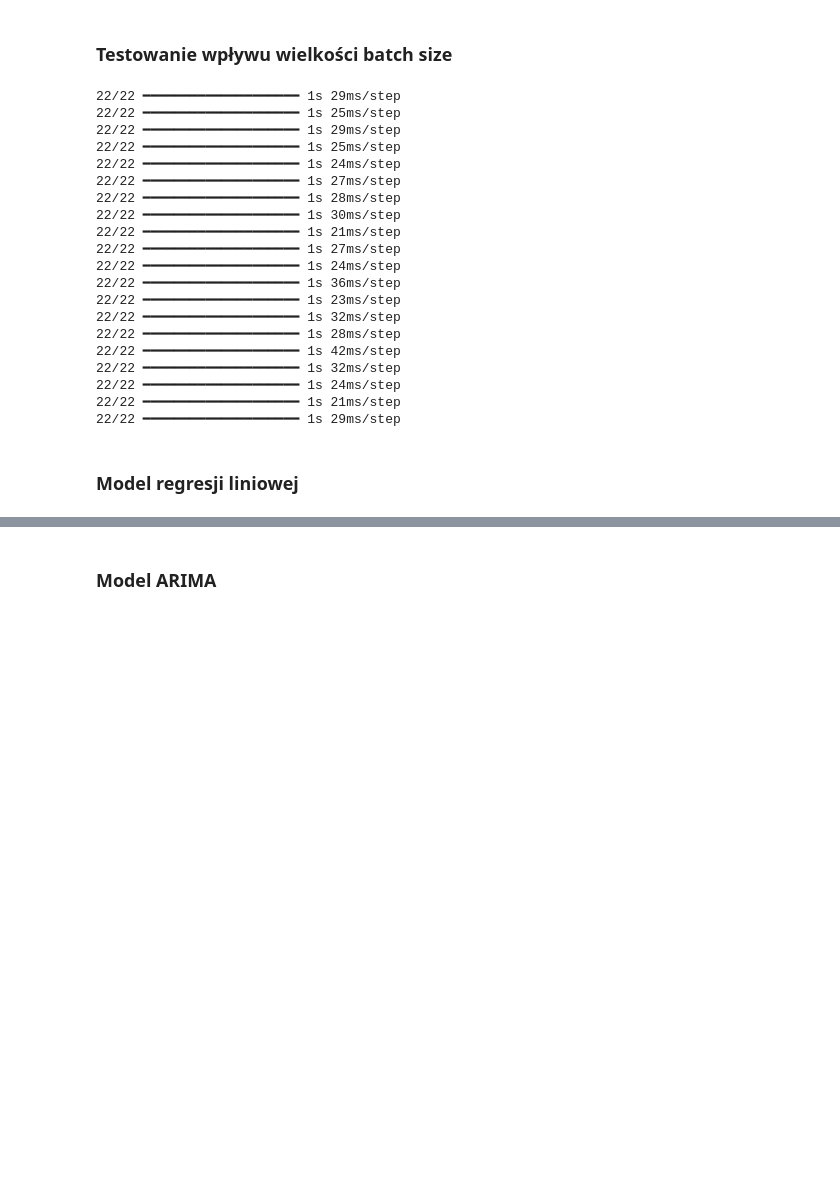
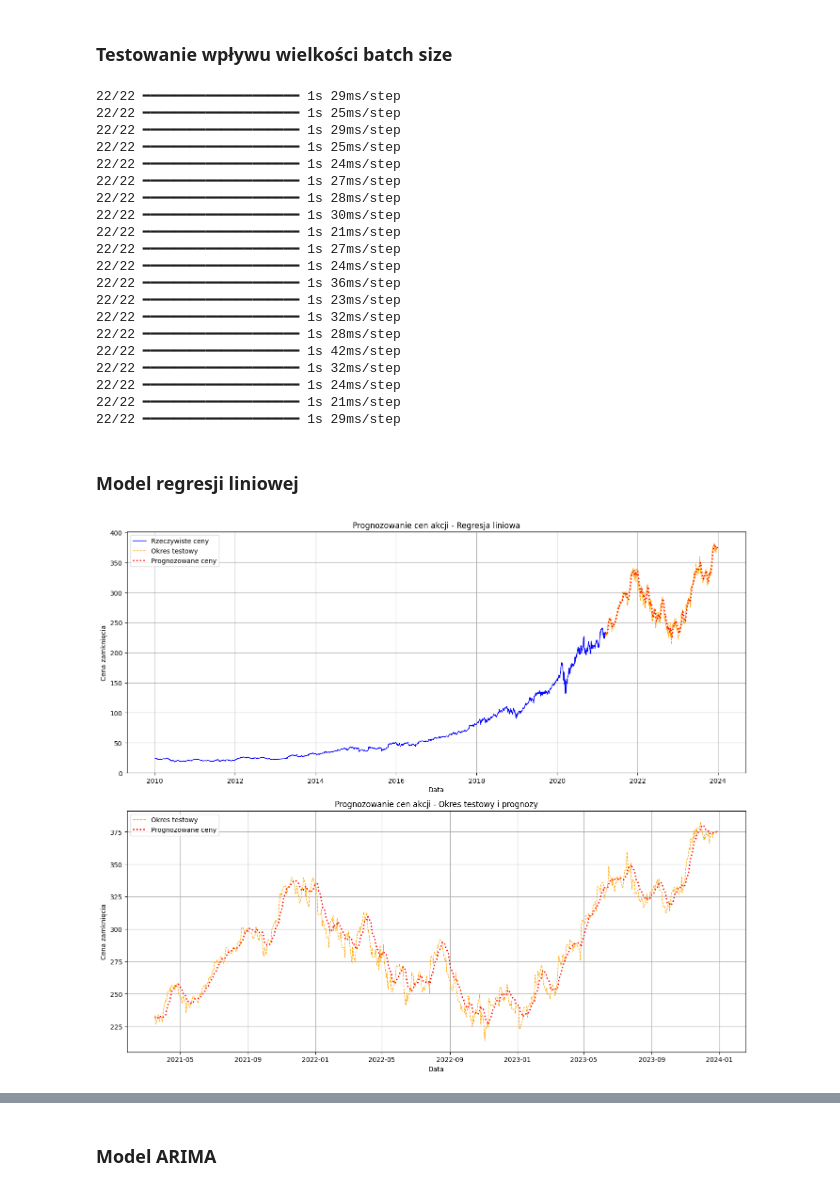
Before and after one commit to OlgaSieradzan/Stock-price-prediction-LSTM-, a Jupyter notebook: MSFT_LSTM.ipynb, the cells around one changed output, grey strips where cells are left out. Cells and saved outputs as stored; diff of their text form; code cells hidden in the pictures; blank space fills up the shorter version.

Commit message:
dodanie prognoz

```diff
--- a/MSFT_LSTM.ipynb
+++ b/MSFT_LSTM.ipynb
@@ -473,15 +477,7 @@ with pd.ExcelWriter('results.xlsx', engine='openpyxl', mode='a') as writer:
 # %% [markdown]
 ### Model regresji liniowej
 # %%
-# link do filmiku z objaśnieniem kodu:
-# https://www.youtube.com/watch?v=ltXSoduiVwY
-
-import numpy as np
-from sklearn.model_selection import train_test_split
-from sklearn.metrics import mean_squared_error, r2_score
-import matplotlib.pyplot as plt
-
-# Klasa implementująca regresję liniową
+# Implementacja modelu regresji liniowej
 class LinearRegression:
 
         def __init__(self, learning_rate = 0.001, num_iterations = 1000):
@@ -493,17 +489,21 @@ class LinearRegression:
         # Funkcja do trenowania modelu regresji liniowej
         def fit(self, X, y):
             n_samples, n_features = X.shape
-            self.weights = np.zeros(n_features)
+            self.weights = np.zeros((n_features, 1))  # Zmieniono na (n_features, 1)
             self.bias = 0
 
+            y = y.reshape(-1, 1)  # Upewniamy się, że y ma wymiar (n_samples, 1)
+
             for _ in range(self.num_iterations):
-                y_predicted = np.dot(X, self.weights) + self.bias
+                y_predicted = np.dot(X, self.weights) + self.bias  # (n_samples, 1)
 
-                dw = (1/n_samples) * np.dot(X.T, (y_predicted - y))
-                db = (1/n_samples) * np.sum(y_predicted - y)
+                d_w = (2/n_samples) * np.dot(X.T, (y_predicted - y))  # (n_features, 1)
+                d_b = (2/n_samples) * np.sum(y_predicted - y)  # Scalar
 
-                self.weights = self.weights - self.learning_rate * dw
-                self.bias = self.bias - self.learning_rate * db
+                self.weights -= self.learning_rate * d_w
+                self.bias -= self.learning_rate * d_b
+
+
 
         # Funkcja do predykcji modelu
         def predict(self, X):
@@ -513,8 +513,6 @@ class LinearRegression:
 # Przygotowanie danych
 X_train = X_train.reshape(X_train.shape[0], -1)
 X_test = X_test.reshape(X_test.shape[0], -1)
-y_train = y_train.flatten()
-y_test = y_test.flatten()
 
 # Uczenie modelu
 reg = LinearRegression(learning_rate=0.01, num_iterations=100000)
@@ -522,64 +520,53 @@ reg.fit(X_train, y_train)
 
 # Predykcja
 predictions = reg.predict(X_test)
+predictions = scaler.inverse_transform(predictions.reshape(-1, 1))
+original_y_test = scaler.inverse_transform(y_test.reshape(-1, 1))
 
-# Obliczanie błędu MSE
-#def mse(y_test, predictions):
-#    return np.mean((y_test - predictions) ** 2)
-
-# mse_value = mse(y_test, predictions)
-# print("MSE:", mse_value)
-
-# Obliczanie błędów
-def evaluate(y_true, y_pred):
-    mse = np.mean((y_true - y_pred) ** 2)
-    rmse = np.sqrt(mean_squared_error(y_true, y_pred))
-    r2 = r2_score(y_true, y_pred)
+# Funkcja do obliczania błędów
+def calculate_errors(true_values, predicted_values):
+    mse = mean_squared_error(true_values, predicted_values)
+    rmse = math.sqrt(mse)
+    r2 = r2_score(true_values, predicted_values)
     return mse, rmse, r2
-
-mse_value, rmse_value, r2_value = evaluate(y_test, predictions)
-
-# Wyświetlenie błędów
-print(f'MSE (Mean Squared Error): {mse_value:.4f}')
-print(f'RMSE (Root Mean Squared Error): {rmse_value:.4f}')
-print(f'R² (R-squared): {r2_value:.4f}')
-
-# Denormalizacja danych dla wizualizacji
-y_test_denorm = scaler.inverse_transform(y_test.reshape(-1, 1))
-predictions_denorm = scaler.inverse_transform(predictions.reshape(-1, 1))
 
 def plot_results_linear(df, data, test_data, predicted_data, title):
 
-    if len(predicted_data.shape) > 1:
-        predicted_data = predicted_data.flatten()
-
-    predicted_data = predicted_data[:len(test_data)]
+    predicted_data = predicted_data.flatten()
+    test_data = test_data.flatten()
 
     # Tworzenie wykresu z dwoma podwykresami
     fig, (ax1, ax2) = plt.subplots(2, 1, figsize=(14, 12))
 
-    # Wykres rzeczywistych cen, okresu testowego i prognoz
+    # Wykres podstawowego zbioru danych do momentu prognozowania
     ax1.plot(df['Date'][:split + seq_length], data[:split + seq_length], color='blue', label='Rzeczywiste ceny', linewidth=1)
     ax1.plot(df['Date'][split + seq_length:], test_data, color='orange', linestyle='dashed', label='Okres testowy', linewidth=1)
     ax1.plot(df['Date'][split + seq_length:], predicted_data, color='red', linestyle='dotted', label='Prognozowane ceny', linewidth=2)
     ax1.set_xlabel('Data')
     ax1.set_ylabel('Cena zamknięcia')
-    ax1.set_title(f'Prognozowanie cen akcji MSFT.US - {title}')
+    ax1.set_title(f'Prognozowanie cen akcji - {title}')
     ax1.legend()
     ax1.grid(True)
 
-    # Wykres przybliżenia okresu testowego i prognoz
+    # Szczegóły dla okresu testowego
     ax2.plot(df['Date'][split + seq_length:], test_data, color='orange', linestyle='dashed', label='Okres testowy', linewidth=1)
     ax2.plot(df['Date'][split + seq_length:], predicted_data, color='red', linestyle='dotted', label='Prognozowane ceny', linewidth=2)
     ax2.set_xlabel('Data')
     ax2.set_ylabel('Cena zamknięcia')
-    ax2.set_title('Prognozowanie cen akcji MSFT.US - Okres testowy i prognozy')
+    ax2.set_title('Prognozowanie cen akcji - Okres testowy i prognozy')
     ax2.legend()
     ax2.grid(True)
 
     plt.tight_layout()
     plt.show()
 
-# Wywołanie funkcji
-plot_results_linear(df, data, data[split + seq_length:], predicted_data=predictions_denorm, title='Regresja liniowa')
+    # Obliczanie błędów prognozowania
+    mse, rmse, r2 = calculate_errors(original_y_test, predictions)
+    print(f'Błędy modelu:')
+    print(f'MSE: {mse}')
+    print(f'RMSE: {rmse}')
+    print(f'R²: {r2}\n')
+
+plot_results_linear(df, data, original_y_test, predicted_data=predictions, title='Regresja liniowa')
 # %% [output]
+[figure, new version]
```
Also changed, not shown: parts of 14 cells of this notebook.
